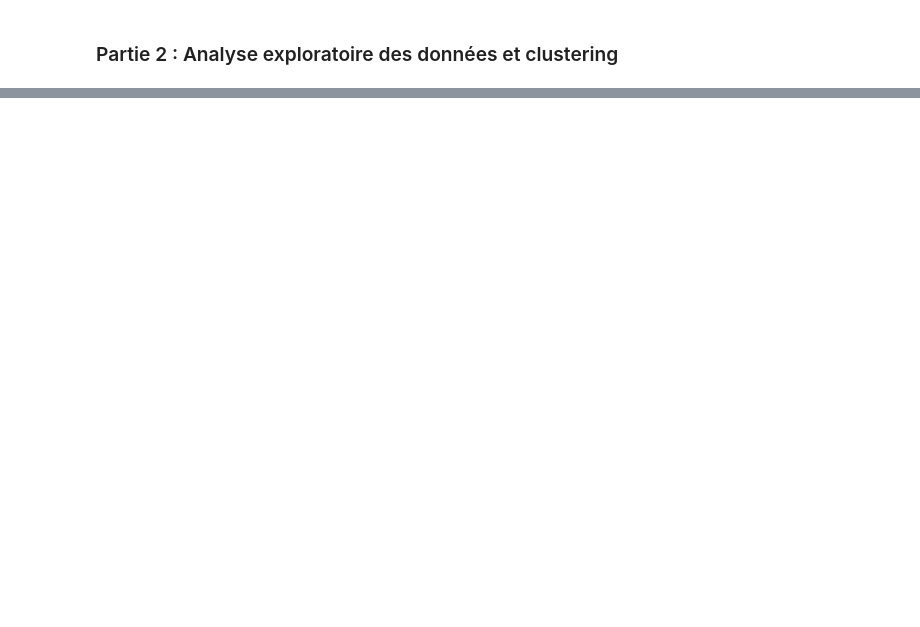
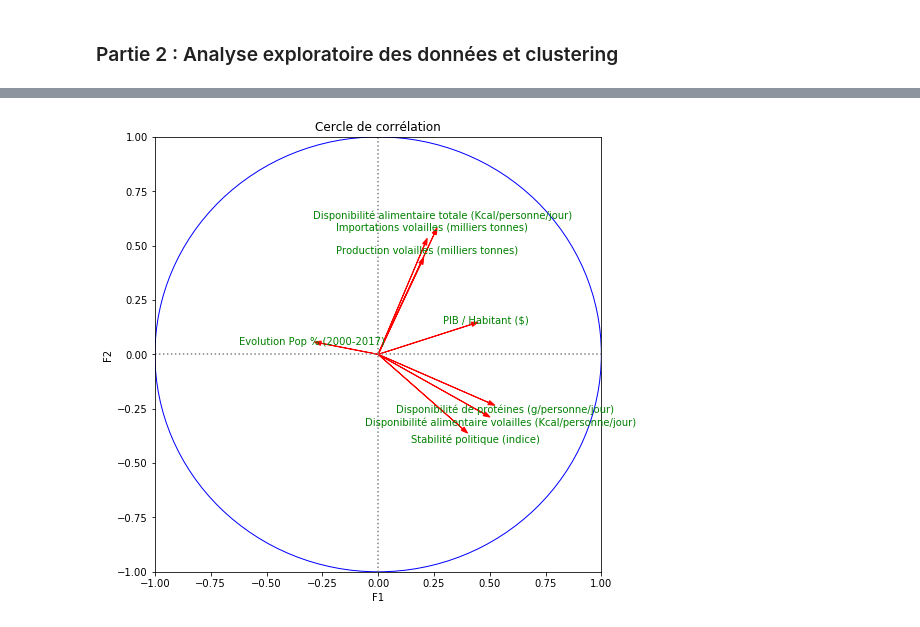
Before and after one commit to 16Court/OC-P9, a Jupyter notebook: Projet_9_Partie_2.ipynb, the cells around one changed output, grey strips where cells are left out. Drawn from its saved outputs; the diff is of its cells as text; code cells hidden in the pictures; blank space fills up the shorter version.

```diff
--- a/Projet_9_Partie_2.ipynb
+++ b/Projet_9_Partie_2.ipynb
@@ -115,0 +120,33 @@ plt.show()
+# %%
+# Création d'un cercle de corrélation
+# Standardiser les données
+scaler = StandardScaler()
+data_std = scaler.fit_transform(df[quantitative_vars])
+
+# Ajuster l'ACP
+pca = PCA()
+data_pca = pca.fit_transform(data_std)
+
+# Créer le cercle de corrélation
+plt.figure(figsize=(8, 8))
+plt.xlim(-1, 1)
+plt.ylim(-1, 1)
+plt.hlines(0, -1, 1, colors='grey', linestyles='dotted')
+plt.vlines(0, -1, 1, colors='grey', linestyles='dotted')
+
+# Ajouter les vecteurs
+for i in range(len(quantitative_vars)):
+    plt.arrow(0, 0, pca.components_[0, i], pca.components_[1, i], color='r',  head_width=0.02, head_length=0.03)
+    plt.text(pca.components_[0, i]*1.15, pca.components_[1, i]*1.15, quantitative_vars[i], color='g', ha='center', va='center')
+
+# Ajouter le cercle
+circle = plt.Circle((0, 0), 1, color='blue', fill=False)
+plt.gca().add_artist(circle)
+
+# Tracer le cercle
+plt.xlabel('F1')
+plt.ylabel('F2')
+plt.title('Cercle de corrélation')
+plt.show()
+# %% [output]
+[figure, added]
```
Also changed, not shown: parts of 15 cells of this notebook.
